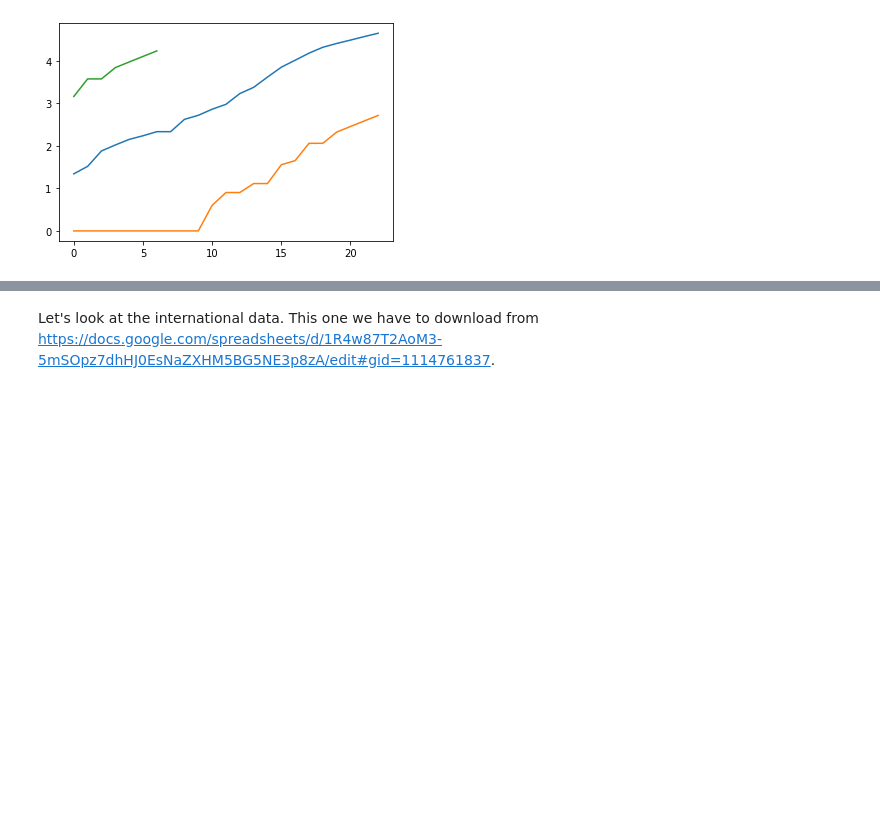
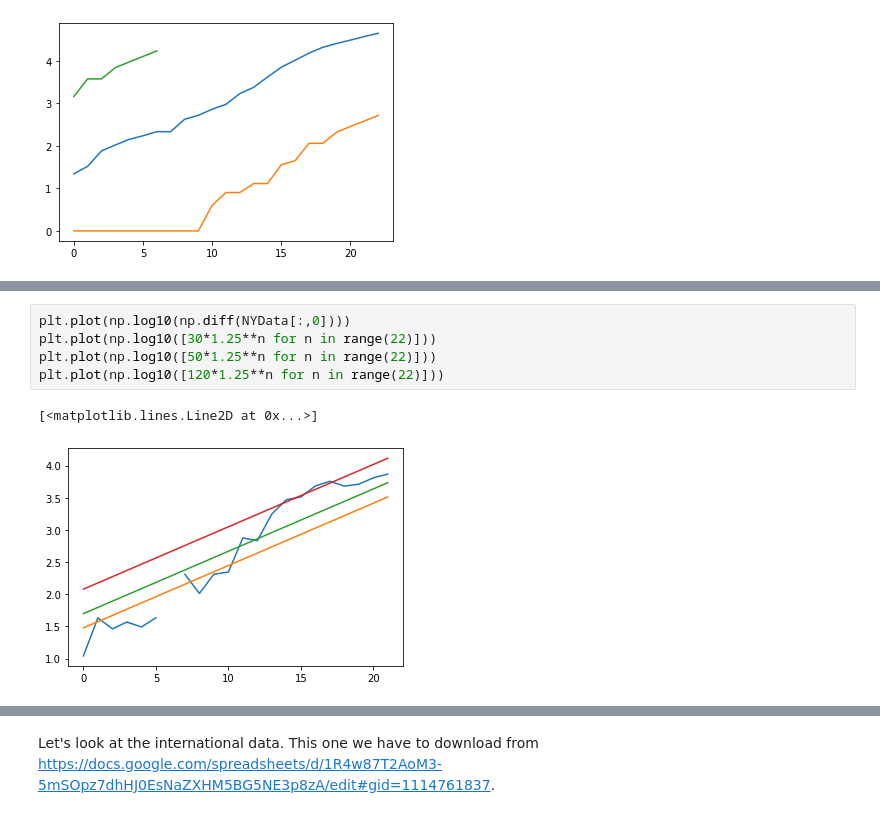
Before and after one commit to CHandmer/WikitableScraper, a Jupyter notebook: Wiki table scraping.ipynb, the cells around one changed output, grey strips where cells are left out. Drawn from its saved outputs; the diff is of its cells as text; blank space fills up the shorter version.

```diff
--- a/Wiki table scraping.ipynb
+++ b/Wiki table scraping.ipynb
@@ -496,0 +538,8 @@ plt.plot(np.log10(33*NYData[16:,4]+1))
+# %%
+plt.plot(np.log10(np.diff(NYData[:,0])))
+plt.plot(np.log10([30*1.25**n for n in range(22)]))
+plt.plot(np.log10([50*1.25**n for n in range(22)]))
+plt.plot(np.log10([120*1.25**n for n in range(22)]))
+# %% [output]
+[<matplotlib.lines.Line2D at 0x...>]
+[figure, added]
```
Also changed, not shown: parts of 32 cells of this notebook.
